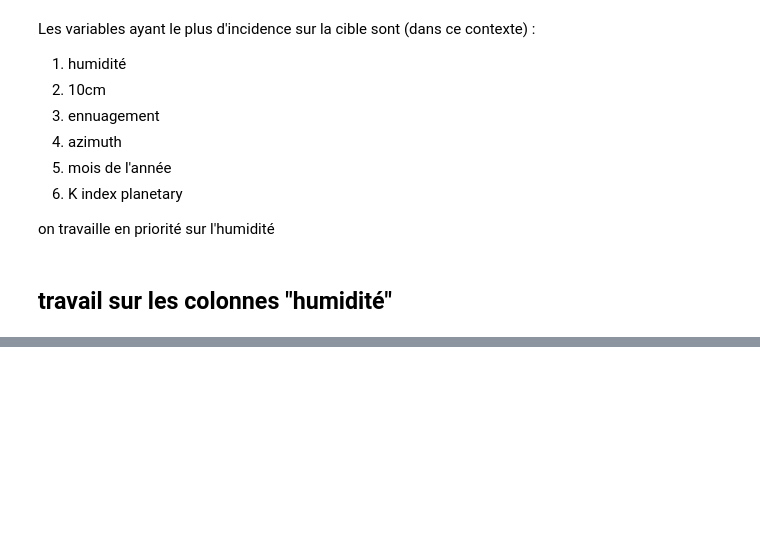
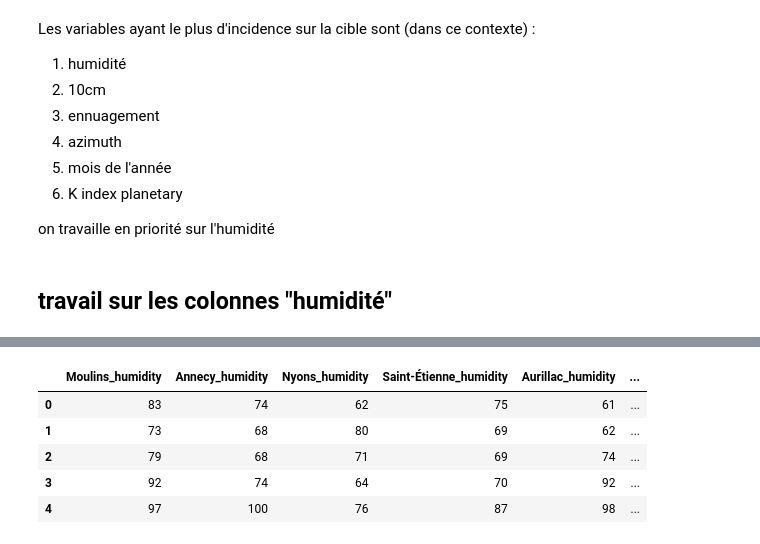
Before and after one commit to Sheikoh/REnergies_efficiency_prediction, a Jupyter notebook: code/02_Modeles/data_exploration.ipynb, the cells around one changed output, grey strips where cells are left out. Saved outputs shown, nothing was run; the diff lists cells and outputs as text; code cells hidden in the pictures; blank space fills up the shorter version.

```diff
--- a/code/02_Modeles/data_exploration.ipynb
+++ b/code/02_Modeles/data_exploration.ipynb
@@ -361 +344,10 @@ for vriable in variables:
 [figure]
+# %%
+df_humidity.head()
+# %% [output]
+|  | Moulins_humidity | Annecy_humidity | Nyons_humidity | Saint-Étienne_humidity | Aurillac_humidity | ... |
+| 0 | 83 | 74 | 62 | 75 | 61 | ... |
+| 1 | 73 | 68 | 80 | 69 | 62 | ... |
+| 2 | 79 | 68 | 71 | 69 | 74 | ... |
+| 3 | 92 | 74 | 64 | 70 | 92 | ... |
+| 4 | 97 | 100 | 76 | 87 | 98 | ... |
```
Also changed, not shown: parts of 7 cells of this notebook, 5 other files.
